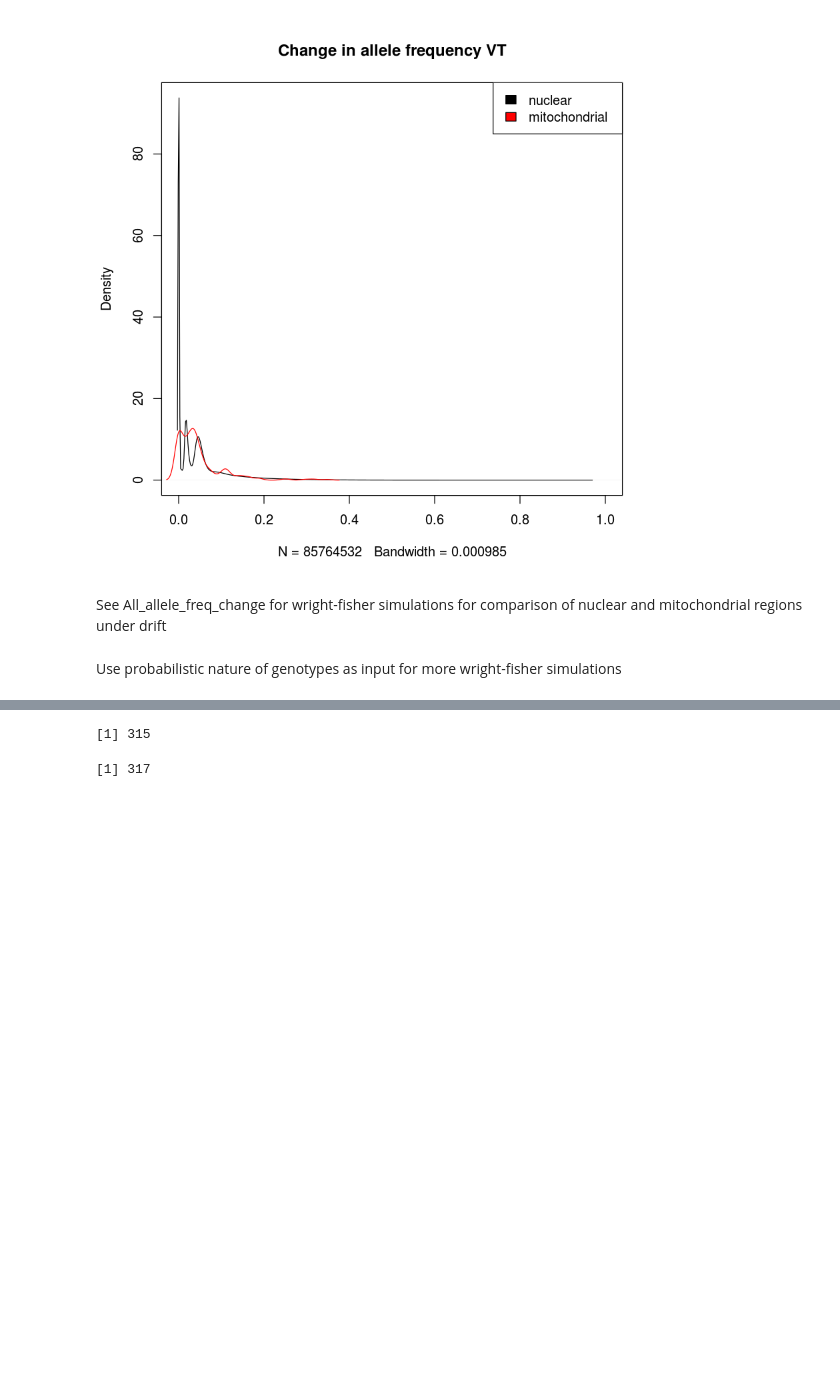
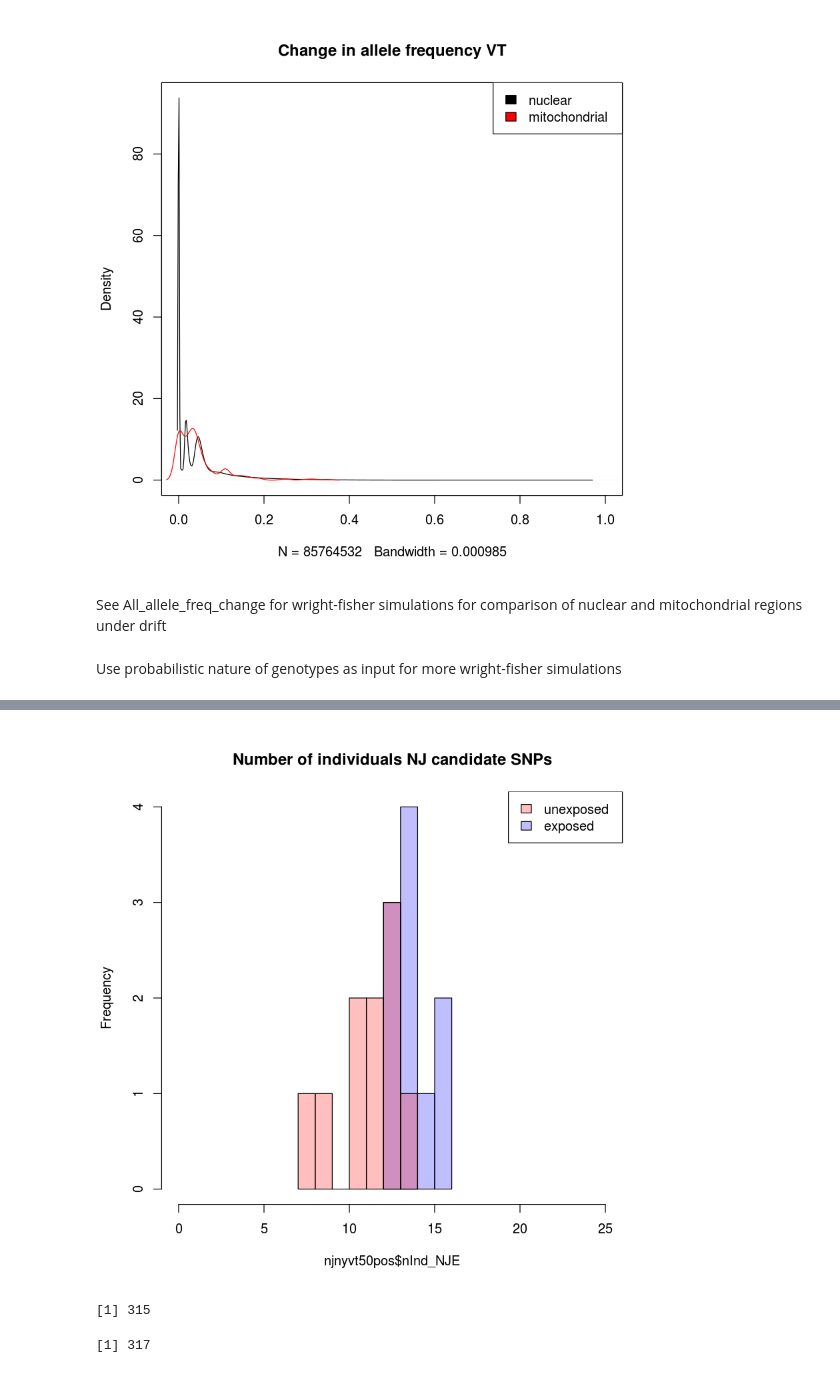
Before and after one commit to sagw/WNS_WGS, a Jupyter notebook: Notebooks/Angsd_all_SNP_graphs.ipynb, the cells around one changed output, grey strips where cells are left out. Drawn from its saved outputs; the diff is of its cells as text; code cells hidden in the pictures; blank space fills up the shorter version.

```diff
--- a/Notebooks/Angsd_all_SNP_graphs.ipynb
+++ b/Notebooks/Angsd_all_SNP_graphs.ipynb
@@ -141,0 +165,6 @@ plot(njeusnps$nInd_E, njeusnps$diff)
+# %%
+plot(sE, main="Number of individuals NJ candidate SNPs", xlim=c(0,25),col=rgb(0,0,1,1/4))
+plot(sU, add=T, col=rgb(1,0,0,1/4))
+legend("topright", c("unexposed", "exposed"), fill=c(rgb(1,0,0,1/4),rgb(0,0,1,1/4)))
+# %% [output]
+[figure, added]
```
Also changed, not shown: parts of 12 cells of this notebook, 2 other files.
